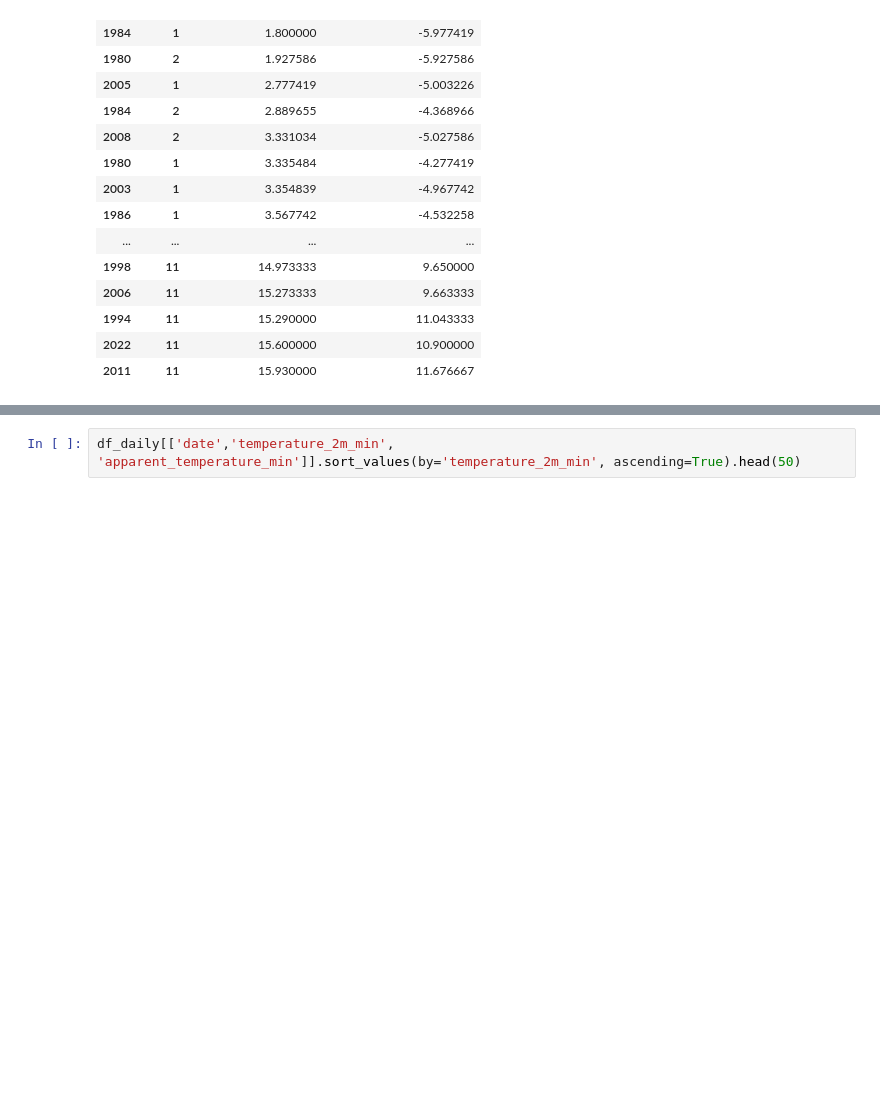
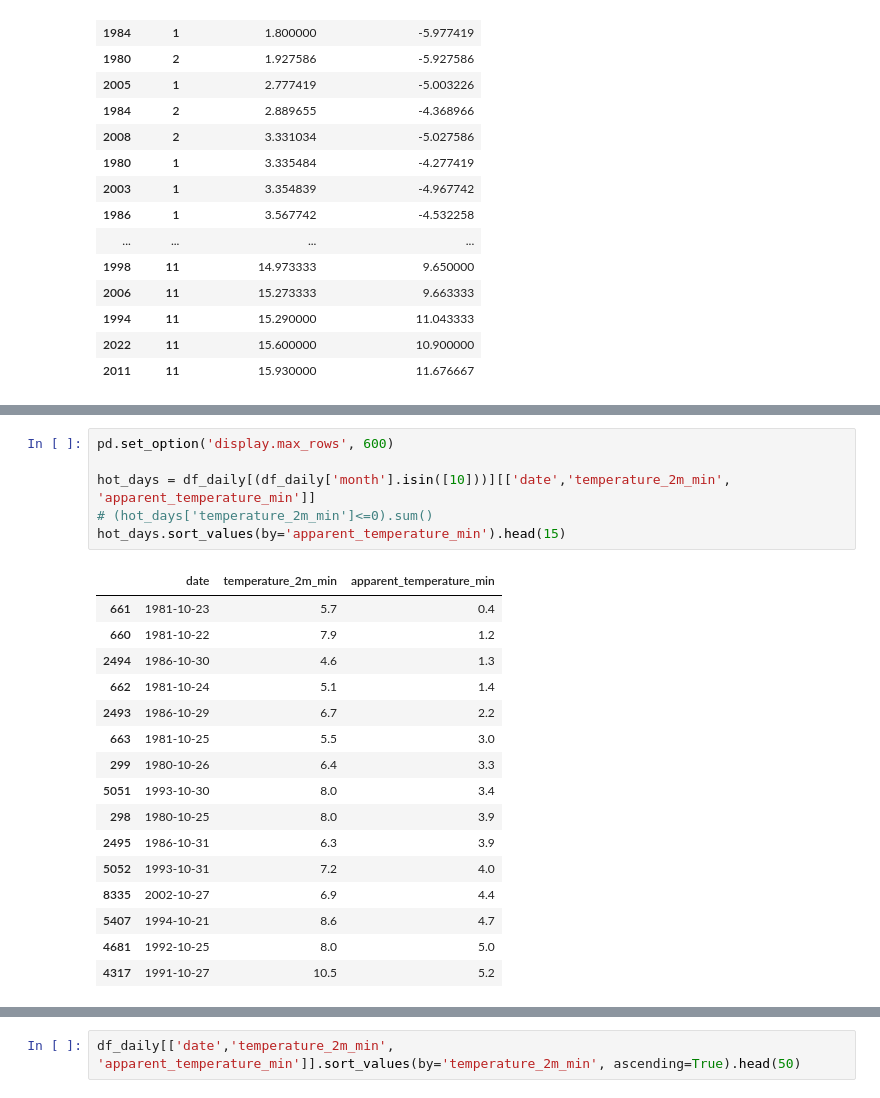
Before and after one commit to gderiddershanghai/shanghai-weather-app, a Jupyter notebook: Nbs/eda.ipynb, the cells around one changed output, grey strips where cells are left out. Drawn from its saved outputs; the diff is of its cells as text; blank space fills up the shorter version.

```diff
--- a/Nbs/eda.ipynb
+++ b/Nbs/eda.ipynb
@@ -142,0 +153,23 @@ df_daily[(df_daily['year']==2010)&(df_daily['month'].isin([12]))][['date','tempe
+# %%
+pd.set_option('display.max_rows', 600)
+
+hot_days = df_daily[(df_daily['month'].isin([10]))][['date','temperature_2m_min', 'apparent_temperature_min']]
+# (hot_days['temperature_2m_min']<=0).sum()
+hot_days.sort_values(by='apparent_temperature_min').head(15)
+# %% [output]
+|  | date | temperature_2m_min | apparent_temperature_min |
+| 661 | 1981-10-23 | 5.7 | 0.4 |
+| 660 | 1981-10-22 | 7.9 | 1.2 |
+| 2494 | 1986-10-30 | 4.6 | 1.3 |
+| 662 | 1981-10-24 | 5.1 | 1.4 |
+| 2493 | 1986-10-29 | 6.7 | 2.2 |
+| 663 | 1981-10-25 | 5.5 | 3.0 |
+| 299 | 1980-10-26 | 6.4 | 3.3 |
+| 5051 | 1993-10-30 | 8.0 | 3.4 |
+| 298 | 1980-10-25 | 8.0 | 3.9 |
+| 2495 | 1986-10-31 | 6.3 | 3.9 |
+| 5052 | 1993-10-31 | 7.2 | 4.0 |
+| 8335 | 2002-10-27 | 6.9 | 4.4 |
+| 5407 | 1994-10-21 | 8.6 | 4.7 |
+| 4681 | 1992-10-25 | 8.0 | 5.0 |
+| 4317 | 1991-10-27 | 10.5 | 5.2 |
```
Also changed, not shown: parts of 6 cells of this notebook, 9 other files.
